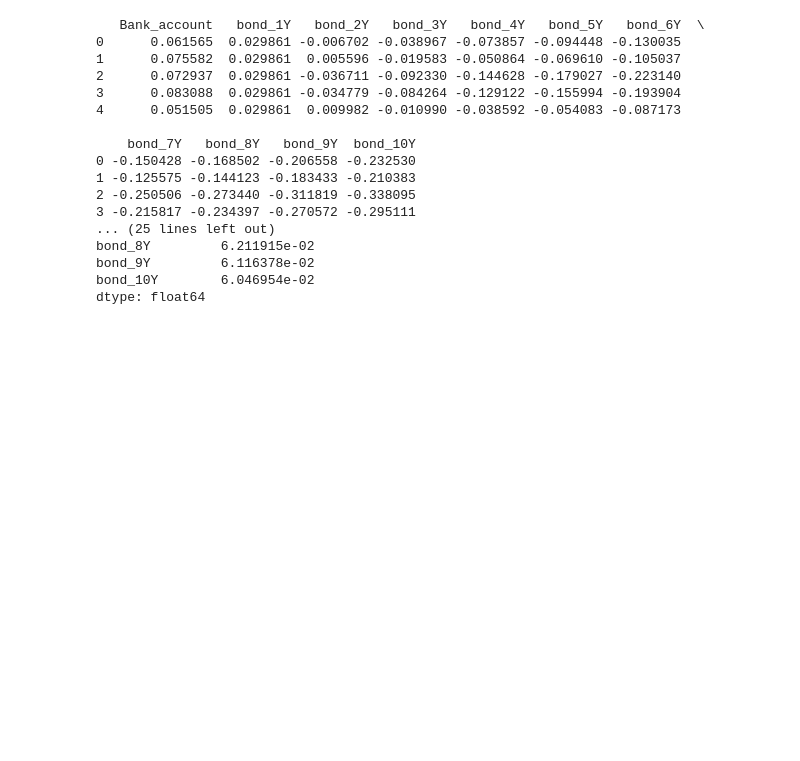
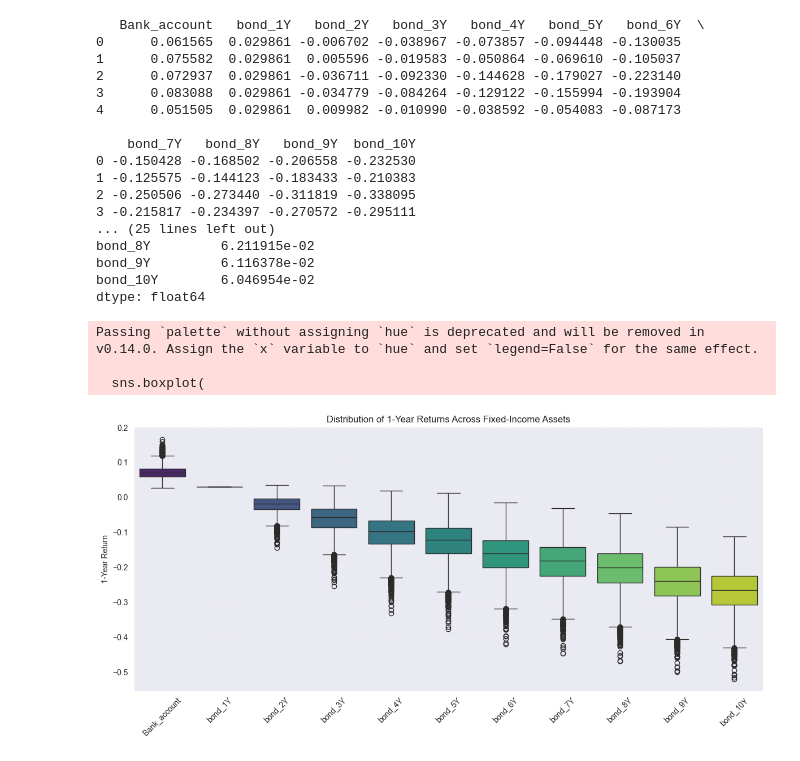
Before and after one commit to Madsnhr/FinEcon, a Jupyter notebook: Exam 2025/codeing/Solution.ipynb, the cells around one changed output. Saved outputs shown, nothing was run; the diff lists cells and outputs as text; code cells hidden in the pictures; blank space fills up the shorter version.

```diff
--- a/Exam 2025/codeing/Solution.ipynb
+++ b/Exam 2025/codeing/Solution.ipynb
@@ -853,3 +854,35 @@ bond_8Y         6.211915e-02
 bond_9Y         6.116378e-02
 bond_10Y        6.046954e-02
 dtype: float64
+# %%
+fig, ax = plt.subplots(figsize=(12, 6))
+
+# Select all fixed-income assets (bank + bonds)
+fi_assets = ["Bank_account"] + [f"bond_{n}Y" for n in range(1, 11)]
+
+# Long-form dataframe for seaborn
+fi_returns_melted = (
+    fi_returns[fi_assets]
+    .melt(var_name="Asset", value_name="Return")
+)
+
+# Create the boxplot
+sns.boxplot(
+    data=fi_returns_melted,
+    x="Asset",
+    y="Return",
+    palette="viridis"
+)
+
+plt.title("Distribution of 1-Year Returns Across Fixed-Income Assets")
+plt.ylabel("1-Year Return")
+plt.xlabel("")
+plt.grid(axis='y', linestyle="--", alpha=0.4)
+plt.xticks(rotation=45)
+plt.tight_layout()
+plt.show()
+# %% [output]
+Passing `palette` without assigning `hue` is deprecated and will be removed in v0.14.0. Assign the `x` variable to `hue` and set `legend=False` for the same effect.
+
+  sns.boxplot(
+[figure, added]
```
Also changed, not shown: parts of 5 cells of this notebook.
